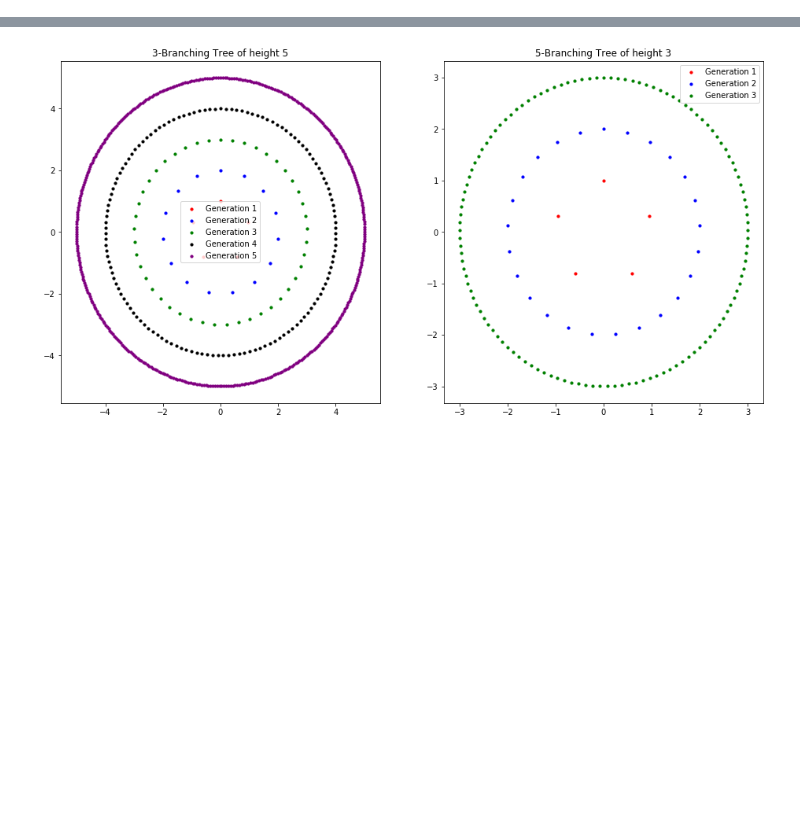
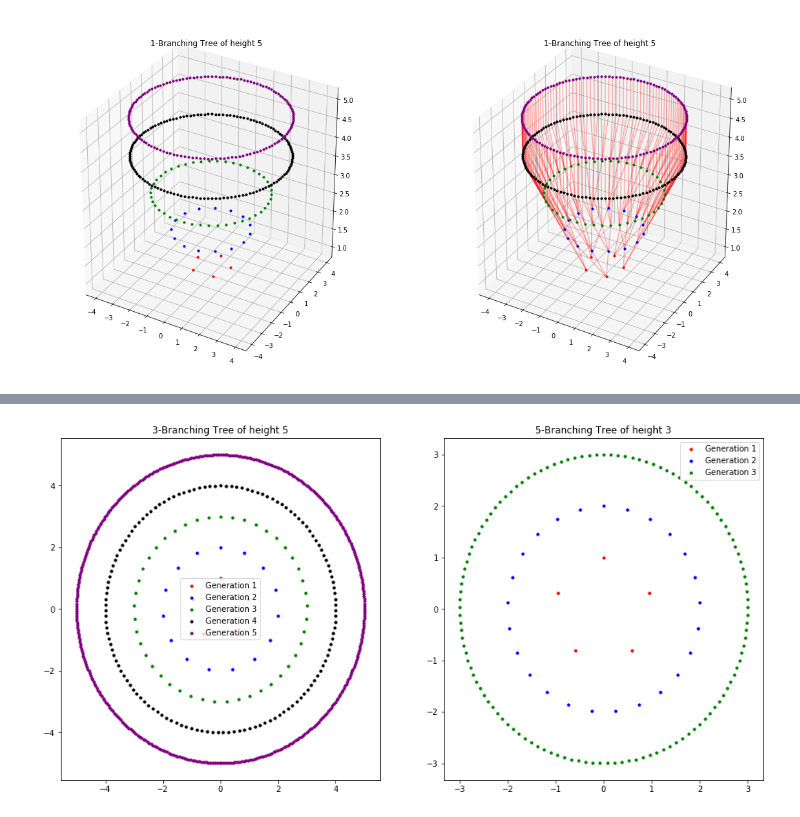
Before and after one commit to ulgenklc/Complex-Contagions, a Jupyter notebook: Excitations_python/Experiments/Noisy_tree_excitation.ipynb, the cells around one changed output, grey strips where cells are left out. Cells and saved outputs as stored; diff of their text form; code cells hidden in the pictures; blank space fills up the shorter version.

```diff
--- a/Excitations_python/Experiments/Noisy_tree_excitation.ipynb
+++ b/Excitations_python/Experiments/Noisy_tree_excitation.ipynb
@@ -125,0 +198,15 @@ NT5.make_tree(2,5)
+# %%
+NT4 = Noisy_Tree(nodes)
+
+NT4.make_tree(3,3)
+NT4.make_tree(1,1)
+
+fig = plt.figure(figsize = (20,10))
+ax41 = fig.add_subplot(121, projection = '3d')
+ax42 = fig.add_subplot(122, projection = '3d')
+
+
+NT4.display_3d(ax = ax41, edges = False)
+NT4.display_3d(ax = ax42, edges = True)
+# %% [output]
+[figure, added]
```
Also changed, not shown: parts of 10 cells of this notebook, 10 other files.
